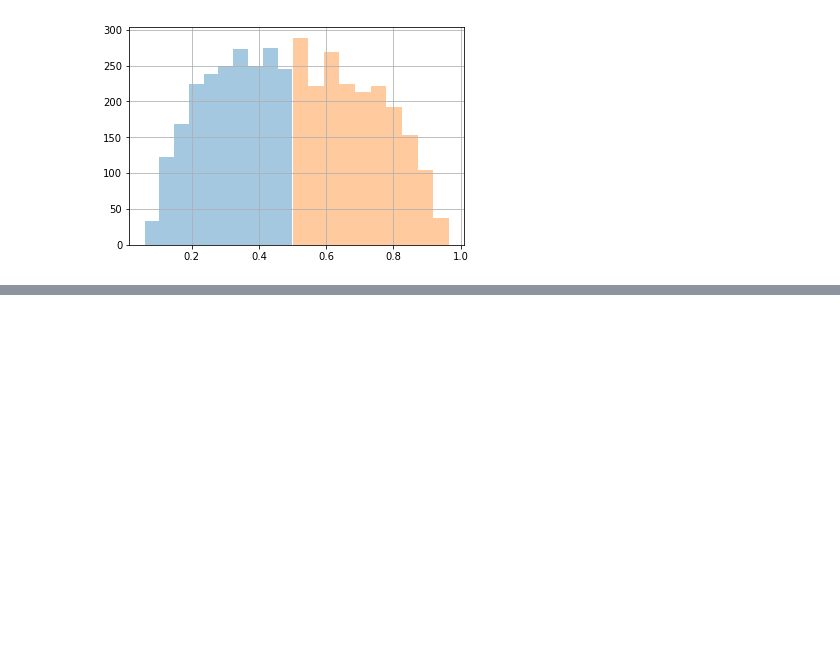
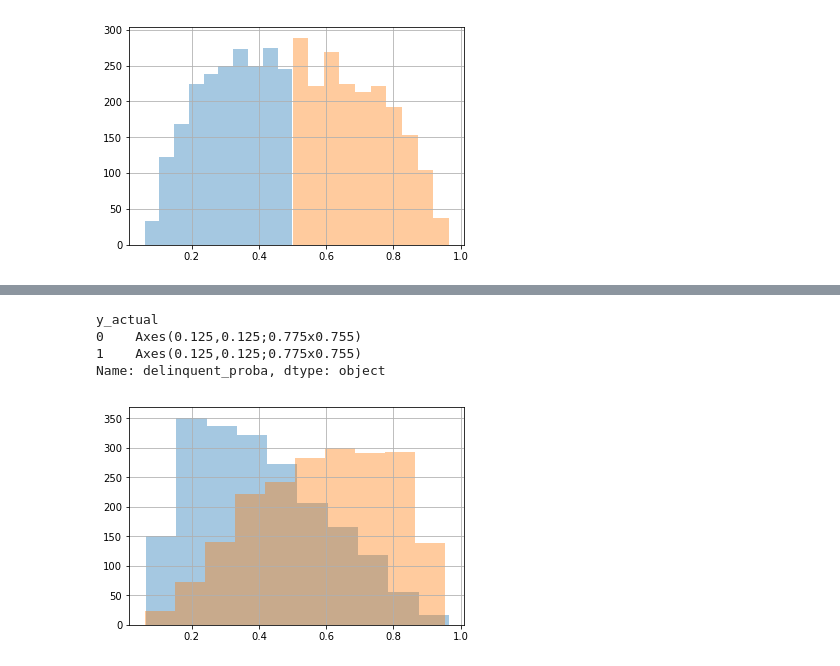
Before and after one commit to liuwanfei/Capstone-Projects, a Jupyter notebook: Loan Default Classification w New Data.ipynb, the cells around one changed output, grey strips where cells are left out. Saved outputs shown, nothing was run; the diff lists cells and outputs as text; code cells hidden in the pictures; blank space fills up the shorter version.

```diff
--- a/Loan Default Classification w New Data.ipynb
+++ b/Loan Default Classification w New Data.ipynb
@@ -964,0 +973,8 @@ Name: delinquent_proba, dtype: object
+# %%
+df_test.groupby("y_actual").delinquent_proba.hist(alpha=0.4)
+# %% [output]
+y_actual
+0    Axes(0.125,0.125;0.775x0.755)
+1    Axes(0.125,0.125;0.775x0.755)
+Name: delinquent_proba, dtype: object
+[figure, added]
```
Also changed, not shown: parts of 1 cell of this notebook.
